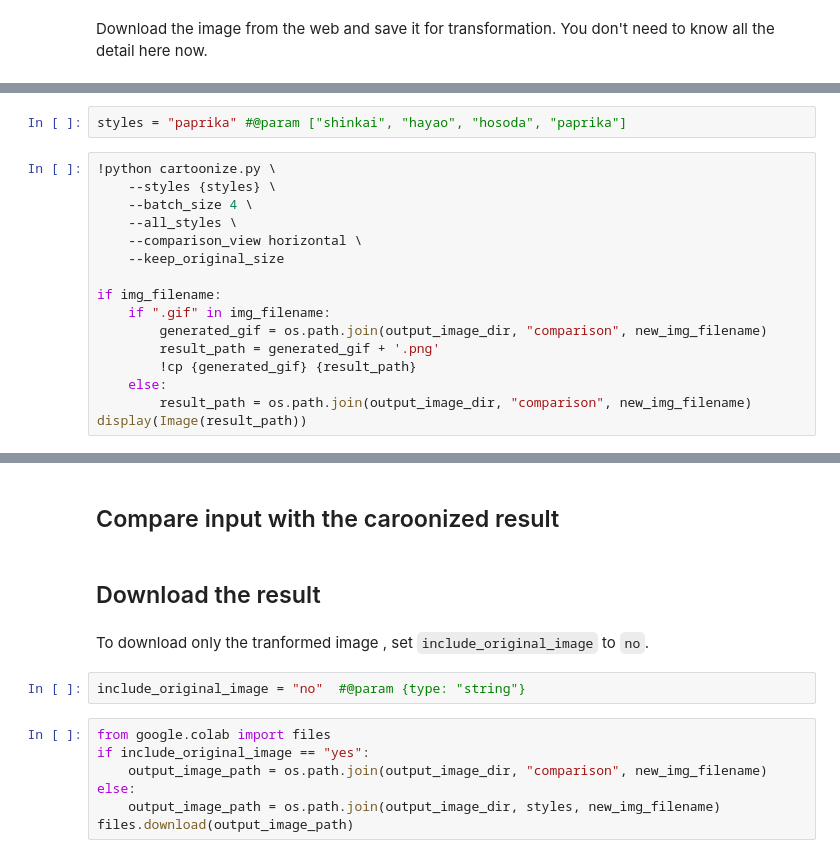
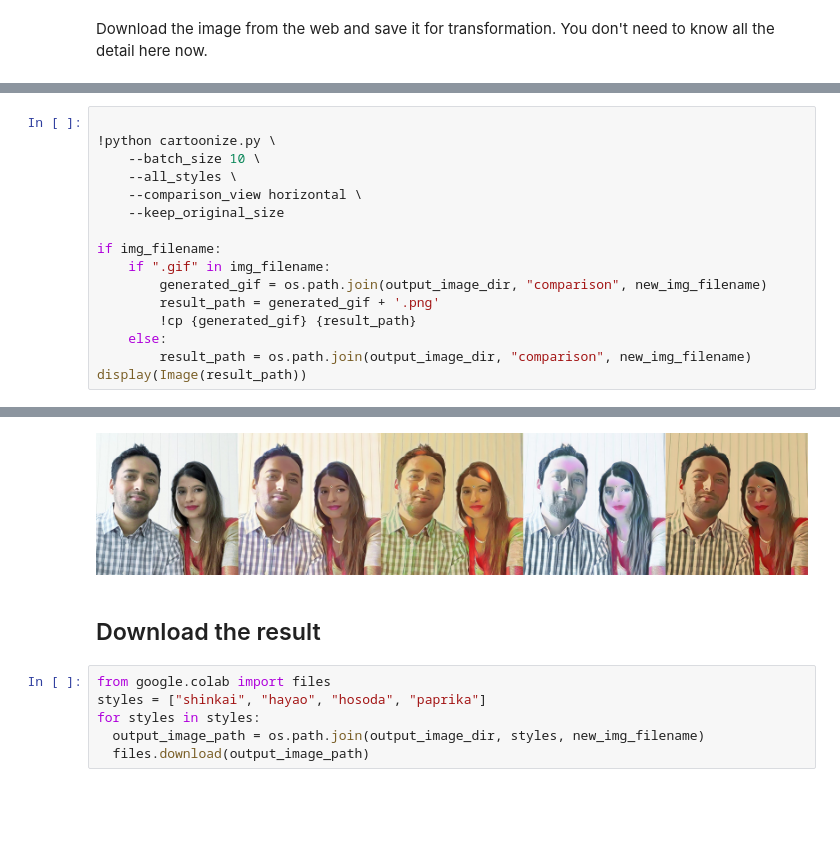
Before and after one commit to HiteshAI/CartoonGan-tensorflow, a Jupyter notebook: real_world_images_using_cartoongan_and_tf2.ipynb, the cells around one changed output, grey strips where cells are left out. Drawn from its saved outputs; the diff is of its cells as text; blank space fills up the shorter version.

```diff
--- a/real_world_images_using_cartoongan_and_tf2.ipynb
+++ b/real_world_images_using_cartoongan_and_tf2.ipynb
@@ -79,9 +71,7 @@ display(Image(png_path))
-# %%
-styles = "paprika" #@param ["shinkai", "hayao", "hosoda", "paprika"]
 # %%
+
 !python cartoonize.py \
-    --styles {styles} \
-    --batch_size 4 \
+    --batch_size 10 \
     --all_styles \
     --comparison_view horizontal \
     --keep_original_size
@@ -94,3 +84,4 @@ if img_filename:
     else:
         result_path = os.path.join(output_image_dir, "comparison", new_img_filename)
 display(Image(result_path))
+# %% [output]
@@ -97,15 +92,9 @@ display(Image(result_path))
+[figure, added]
-# %% [markdown]
-## Compare input with the caroonized result
 # %% [markdown]
 ## Download the result
-# %% [markdown]
-To download only the tranformed image , set `include_original_image` to `no`.
-# %%
-include_original_image = "no"  #@param {type: "string"}
 # %%
 from google.colab import files
-if include_original_image == "yes":
-    output_image_path = os.path.join(output_image_dir, "comparison", new_img_filename)
-else:
-    output_image_path = os.path.join(output_image_dir, styles, new_img_filename)
-files.download(output_image_path)
+styles = ["shinkai", "hayao", "hosoda", "paprika"]
+for styles in styles:
+  output_image_path = os.path.join(output_image_dir, styles, new_img_filename)
+  files.download(output_image_path)
```
Also changed, not shown: parts of 11 cells of this notebook.
